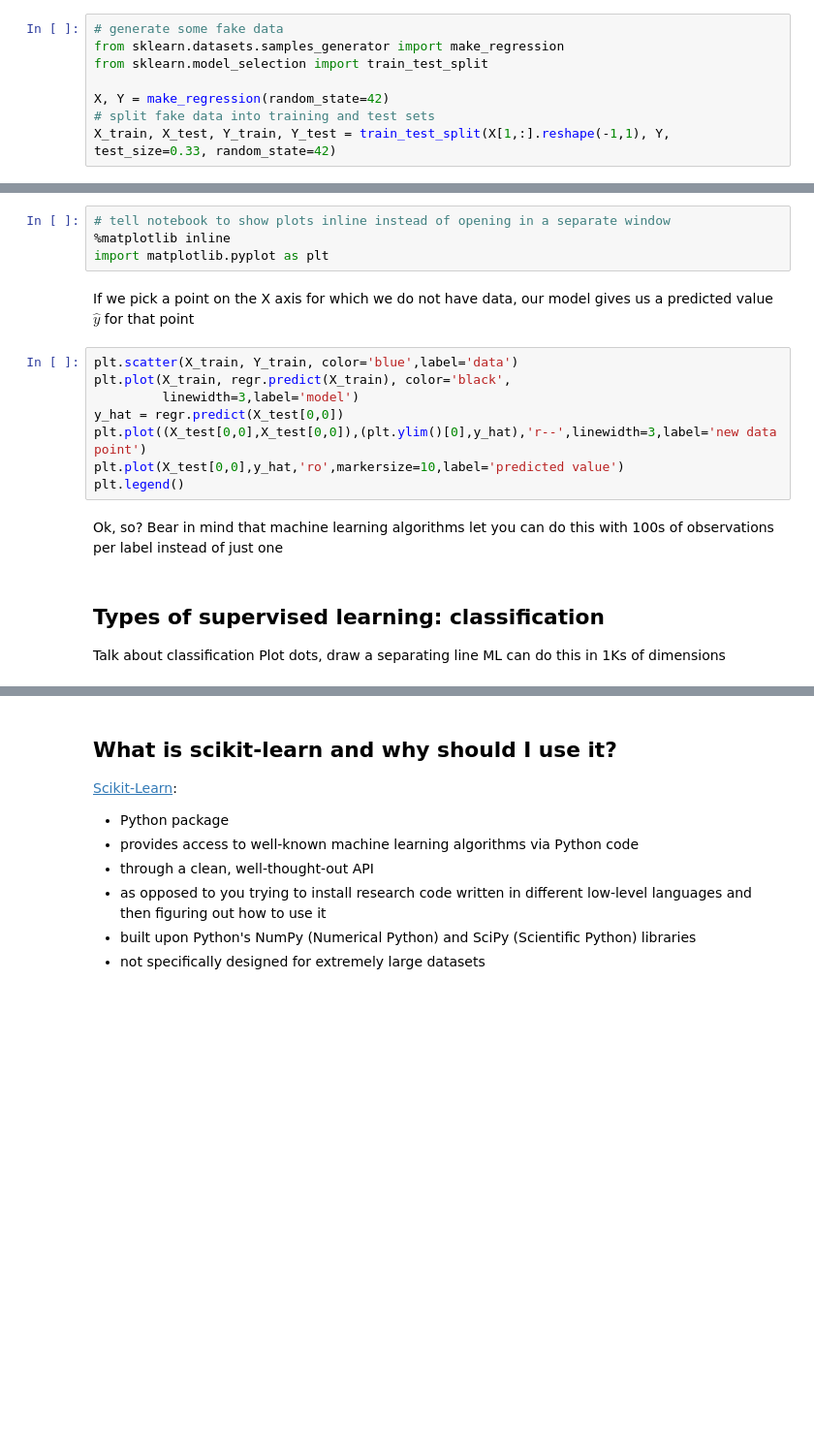
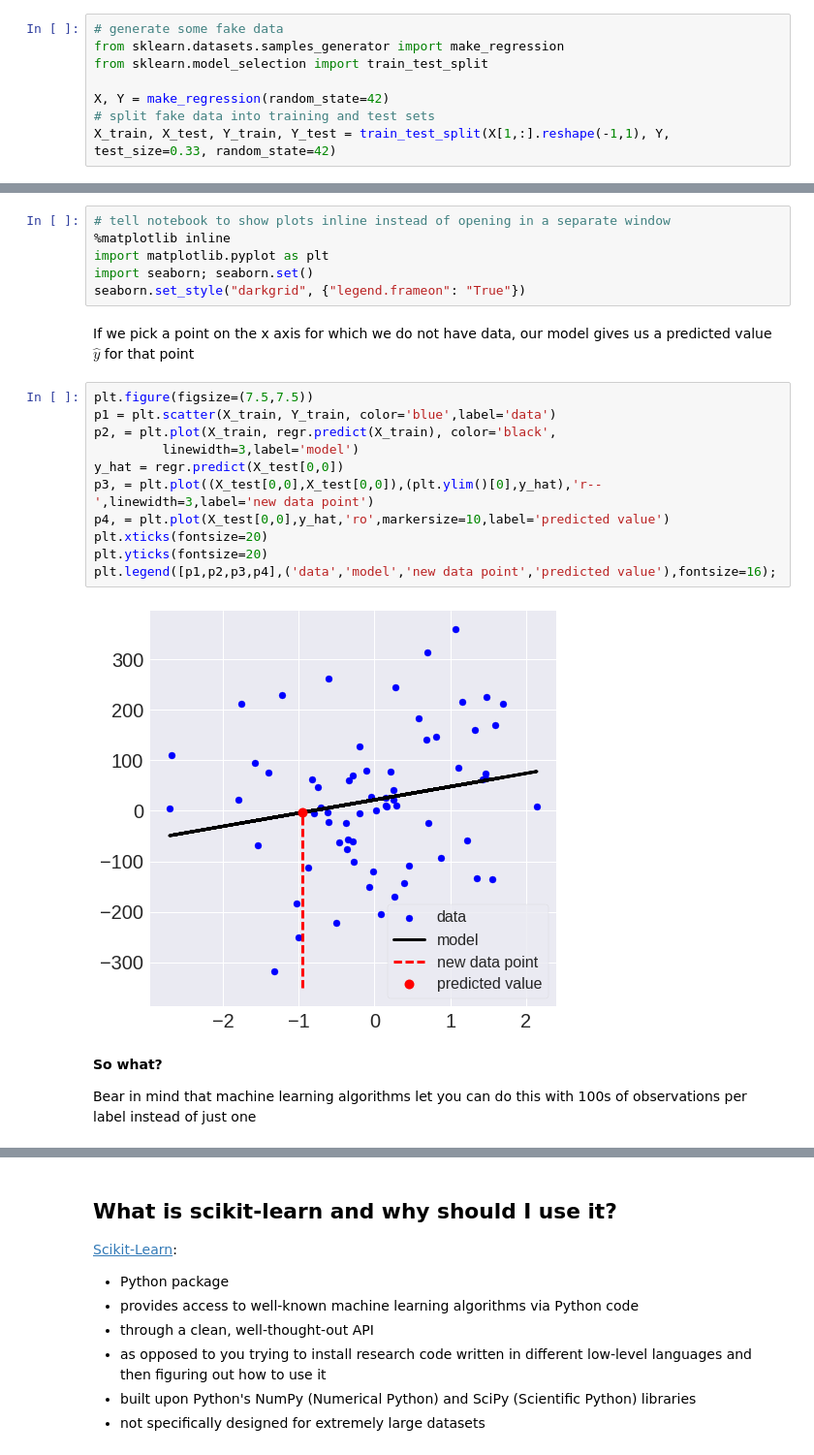
Before and after one commit to NickleDave/intro-ml-sklearn, a Jupyter notebook: notebooks/Part 1. What is machine learning? Why use scikit-learn for machine learning?.ipynb, the cells around one changed output, grey strips where cells are left out. Shown at 97% size. Cells and saved outputs as stored; diff of their text form; blank space fills up the shorter version.

```diff
--- a/notebooks/Part 1. What is machine learning? Why use scikit-learn for machine learning?.ipynb
+++ b/notebooks/Part 1. What is machine learning? Why use scikit-learn for machine learning?.ipynb
@@ -60,22 +62,24 @@ regr.fit(X_train,Y_train)
 # tell notebook to show plots inline instead of opening in a separate window
 %matplotlib inline
 import matplotlib.pyplot as plt
+import seaborn; seaborn.set()
+seaborn.set_style("darkgrid", {"legend.frameon": "True"})
 # %% [markdown]
-If we pick a point on the X axis for which we do not have data, our model gives us a predicted value $\hat{y}$ for that point
+If we pick a point on the x axis for which we do not have data, our model gives us a predicted value $\hat{y}$ for that point
 # %%
-plt.scatter(X_train, Y_train, color='blue',label='data')
-plt.plot(X_train, regr.predict(X_train), color='black',
+plt.figure(figsize=(7.5,7.5))
+p1 = plt.scatter(X_train, Y_train, color='blue',label='data')
+p2, = plt.plot(X_train, regr.predict(X_train), color='black',
          linewidth=3,label='model')
 y_hat = regr.predict(X_test[0,0])
-plt.plot((X_test[0,0],X_test[0,0]),(plt.ylim()[0],y_hat),'r--',linewidth=3,label='new data point')
-plt.plot(X_test[0,0],y_hat,'ro',markersize=10,label='predicted value')
-plt.legend()
+p3, = plt.plot((X_test[0,0],X_test[0,0]),(plt.ylim()[0],y_hat),'r--',linewidth=3,label='new data point')
+p4, = plt.plot(X_test[0,0],y_hat,'ro',markersize=10,label='predicted value')
+plt.xticks(fontsize=20)
+plt.yticks(fontsize=20)
+plt.legend([p1,p2,p3,p4],('data','model','new data point','predicted value'),fontsize=16);
+# %% [output]
+[figure, added]
 # %% [markdown]
-Ok, so?
+**So what?**
+
 Bear in mind that machine learning algorithms let you can do this with 100s of observations per label instead of just one
-# %% [markdown]
-## Types of supervised learning: classification
-
-Talk about classification
-Plot dots, draw a separating line
-ML can do this in 1Ks of dimensions
```
Also changed, not shown: parts of 29 cells of this notebook, 6 other files.
